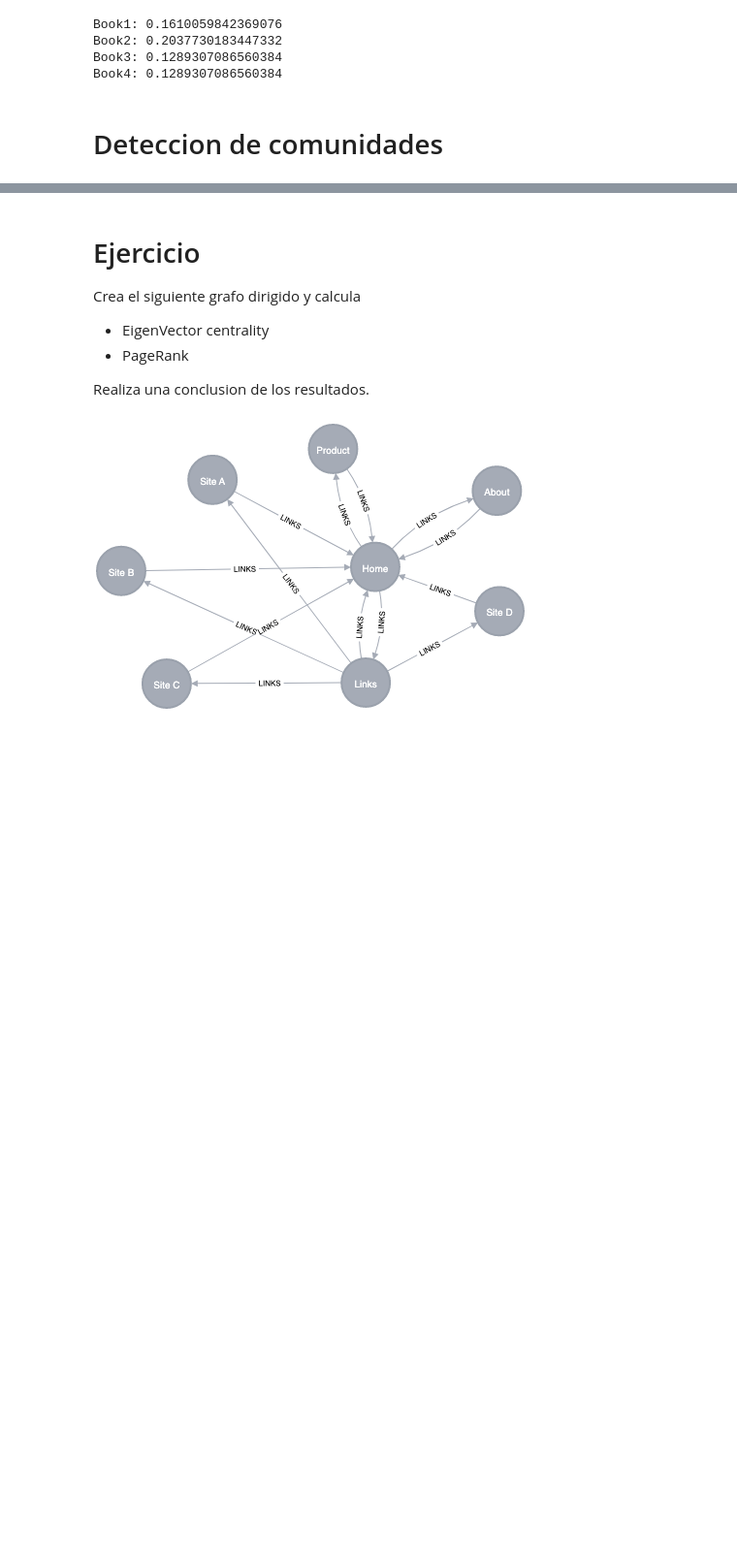
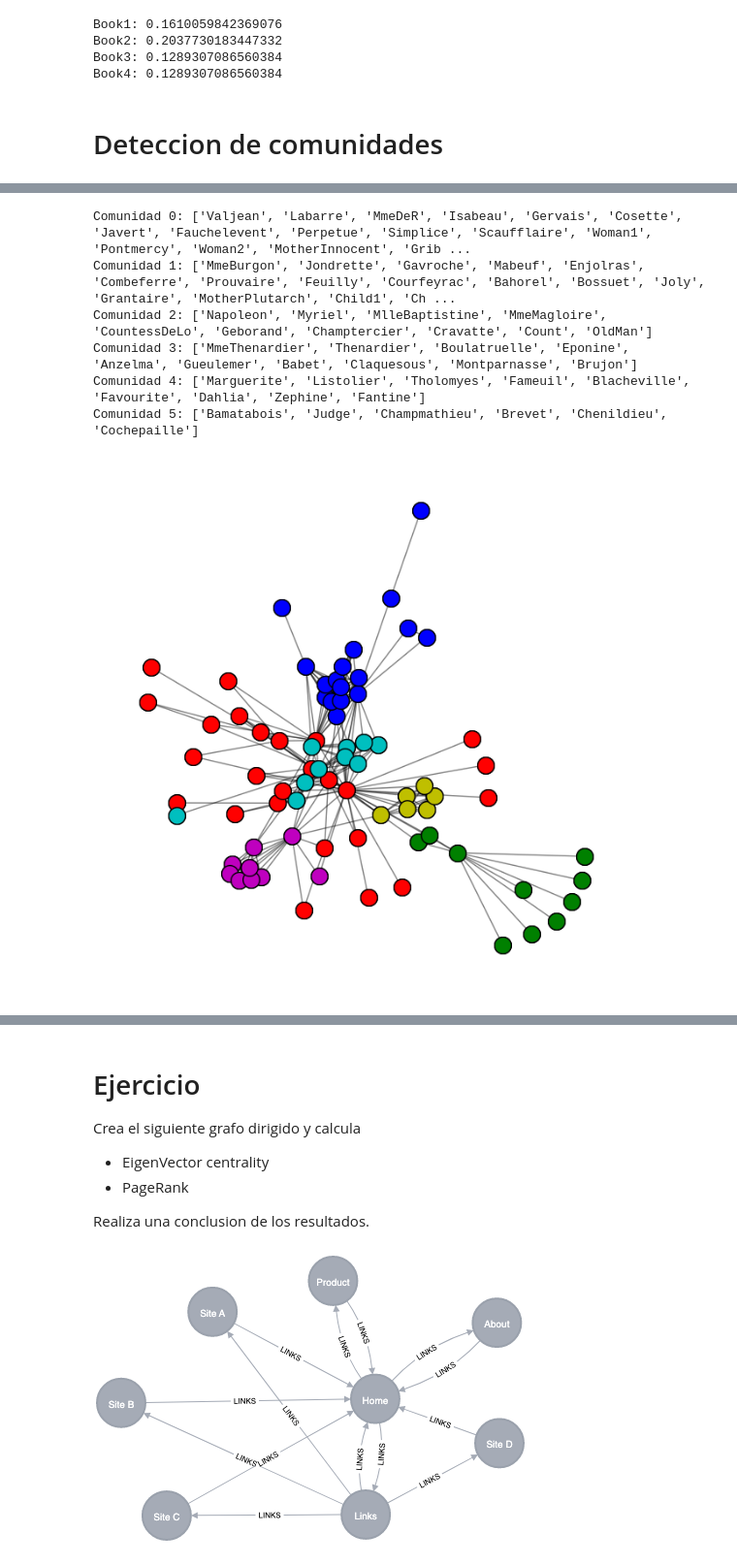
Before and after one commit to sharop/TallerGrafos24, a Jupyter notebook: Clase_2_Grafos.ipynb, the cells around one changed output, grey strips where cells are left out. Shown at 97% size. Saved outputs shown, nothing was run; the diff lists cells and outputs as text; code cells hidden in the pictures; blank space fills up the shorter version.

```diff
--- a/Clase_2_Grafos.ipynb
+++ b/Clase_2_Grafos.ipynb
@@ -719,3 +741,29 @@ Successfully installed Levenshtein-0.25.1 angelcommunity-2.0.0 bimlpa-0.1.2 cdli
+# %%
+import networkx as nx
+import matplotlib.pyplot as plt
+from cdlib import algorithms
+from cdlib import viz
+
+
+
+# Detección de comunidades utilizando el algoritmo de Louvain
+communities = algorithms.louvain(G)
+
+# Visualización del grafo con las comunidades detectadas
+pos = nx.spring_layout(G)
+viz.plot_network_clusters(G, communities, pos)
+
+# Mostrar las comunidades
+for community_id, community in enumerate(communities.communities):
+    print(f"Comunidad {community_id}: {community}")
+# %% [output]
+Comunidad 0: ['Valjean', 'Labarre', 'MmeDeR', 'Isabeau', 'Gervais', 'Cosette', 'Javert', 'Fauchelevent', 'Perpetue', 'Simplice', 'Scaufflaire', 'Woman1', 'Pontmercy', 'Woman2', 'MotherInnocent', 'Grib ...
+Comunidad 1: ['MmeBurgon', 'Jondrette', 'Gavroche', 'Mabeuf', 'Enjolras', 'Combeferre', 'Prouvaire', 'Feuilly', 'Courfeyrac', 'Bahorel', 'Bossuet', 'Joly', 'Grantaire', 'MotherPlutarch', 'Child1', 'Ch ...
+Comunidad 2: ['Napoleon', 'Myriel', 'MlleBaptistine', 'MmeMagloire', 'CountessDeLo', 'Geborand', 'Champtercier', 'Cravatte', 'Count', 'OldMan']
+Comunidad 3: ['MmeThenardier', 'Thenardier', 'Boulatruelle', 'Eponine', 'Anzelma', 'Gueulemer', 'Babet', 'Claquesous', 'Montparnasse', 'Brujon']
+Comunidad 4: ['Marguerite', 'Listolier', 'Tholomyes', 'Fameuil', 'Blacheville', 'Favourite', 'Dahlia', 'Zephine', 'Fantine']
+Comunidad 5: ['Bamatabois', 'Judge', 'Champmathieu', 'Brevet', 'Chenildieu', 'Cochepaille']
+[figure, added]
 # %%
 import networkx as nx
 import matplotlib.pyplot as plt
```
Also changed, not shown: parts of 14 cells of this notebook.
